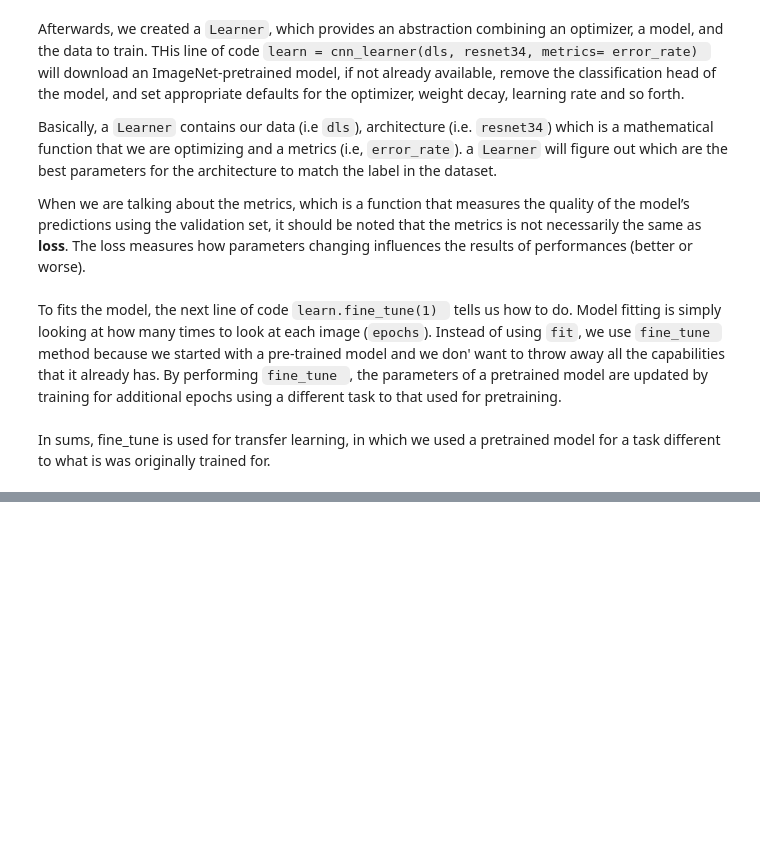
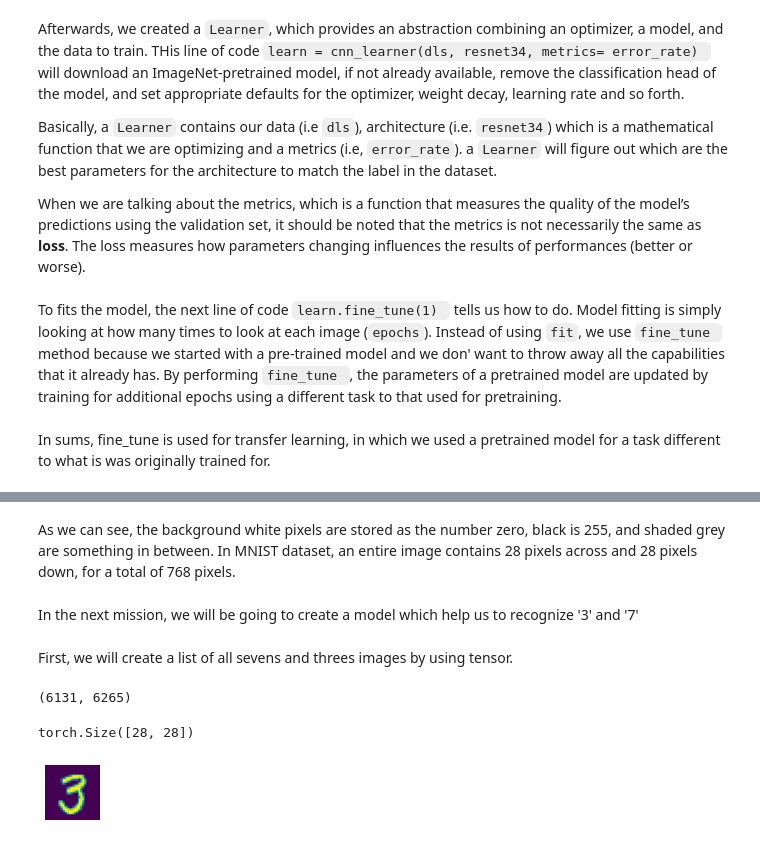
Before and after one commit to dnlam/fastblog, a Jupyter notebook: _notebooks/2022-03-17_intro_fastai.ipynb, the cells around one changed output, grey strips where cells are left out. Saved outputs shown, nothing was run; the diff lists cells and outputs as text; code cells hidden in the pictures; blank space fills up the shorter version.

```diff
--- a/_notebooks/2022-03-17_intro_fastai.ipynb
+++ b/_notebooks/2022-03-17_intro_fastai.ipynb
@@ -78,0 +186,19 @@ In sums, fine_tune is used for transfer learning, in which we used a pretrained
+# %% [markdown]
+As we can see, the background white pixels are stored as the number zero, black is 255, and shaded grey are something in between. In MNIST dataset, an entire image contains 28 pixels across and 28 pixels down, for a total of 768 pixels.
+# %% [markdown]
+In the next mission, we will be going to create a model which help us to recognize '3' and '7'
+# %% [markdown]
+First, we will create a list of all sevens and threes images by using tensor.
+# %%
+# List comprehension in Python
+seven_tensors = [tensor(Image.open(o)) for o in sevens]
+three_tensors = [tensor(Image.open(o)) for o in threes]
+len(three_tensors),len(seven_tensors)
+# %% [output]
+(6131, 6265)
+# %%
+show_image(three_tensors[2])
+three_tensors[2].shape
+# %% [output]
+torch.Size([28, 28])
+[figure, added]
```
Also changed, not shown: parts of 100 cells of this notebook, 3 other files.
